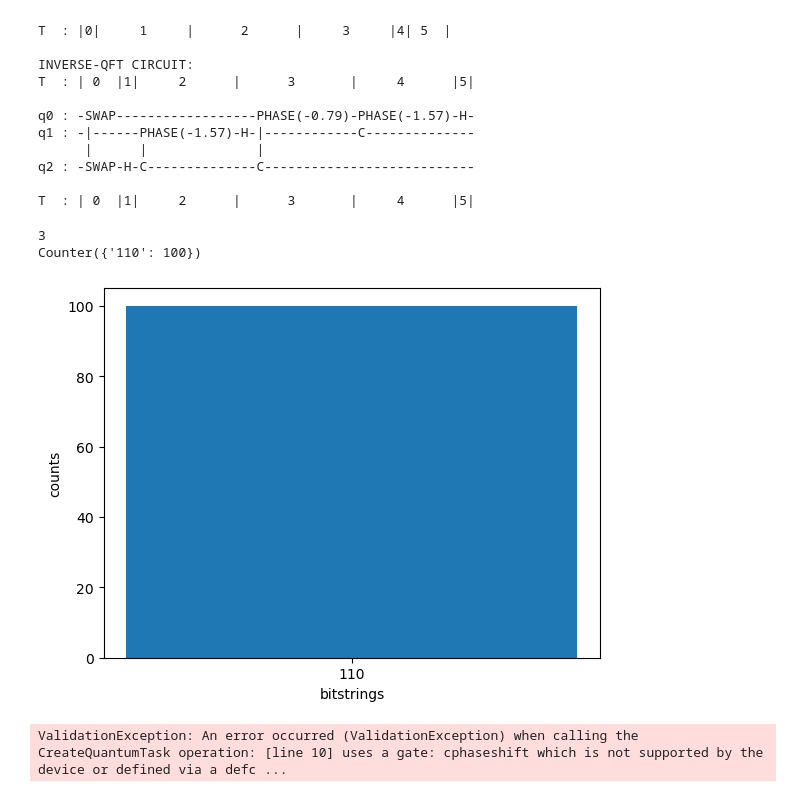
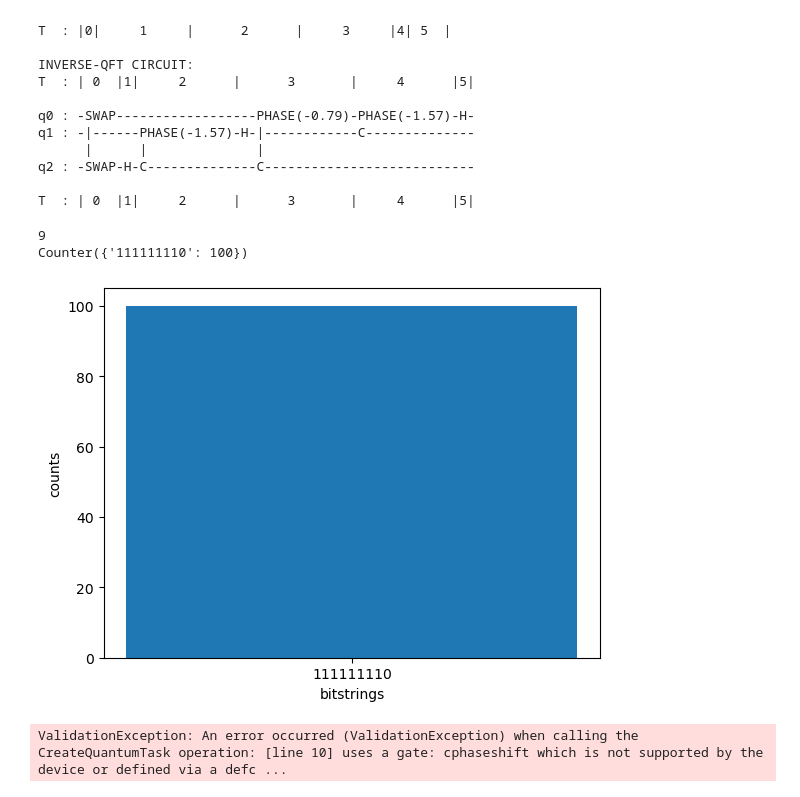
Before and after one commit to SwgAnno/QBench, a Jupyter notebook: QFT_test.ipynb, the cells around one changed output. Saved outputs shown, nothing was run; the diff lists cells and outputs as text; code cells hidden in the pictures.

```diff
--- a/QFT_test.ipynb
+++ b/QFT_test.ipynb
@@ -169,19 +166,19 @@ T  : | 0  |1|     2      |      3       |     4      |5|
 # %%
 device = LocalSimulator()
 
 x = 0
-qbits = 3
+qbits = 9
 print(qbits)
 
 circ = transformed_input(range(qbits), x).qft( range(qbits))
 
 result = device.run(circ, shots = 100).result()
 
 Plotter.plot_binary_results(result, debug=True)
 # %% [output]
-3
-Counter({'110': 100})
+9
+Counter({'111111110': 100})
-[figure, old version]
+[figure, new version]
 # %%
 #Rigetti AspenM2
 device = DeviceUtils.get_device("rigetti")
```
Also changed, not shown: parts of 4 cells of this notebook, 1 other file.
